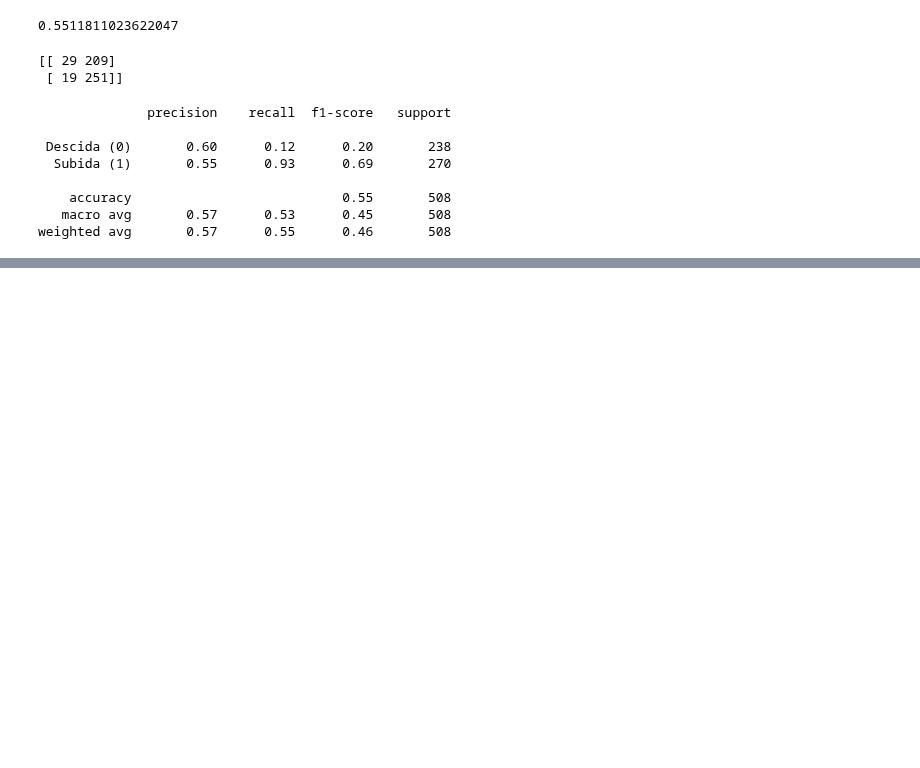
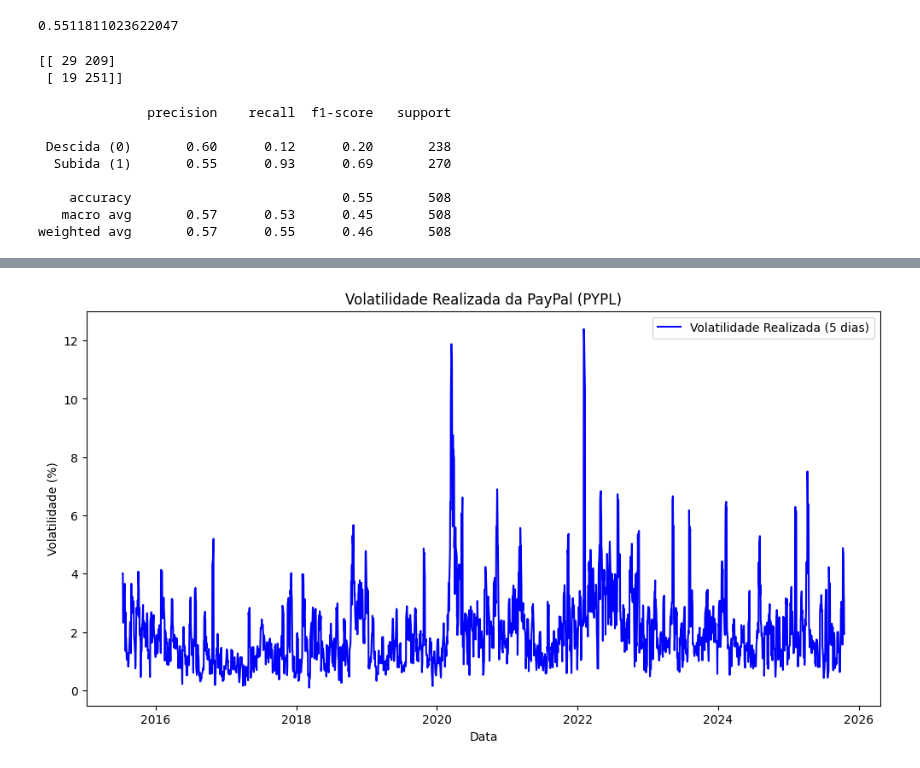
Before and after one commit to guilhermemalves03/Tecnicas-Avancadas-de-Analise-de-Dados, a Jupyter notebook: ProjetoMachineLearning/ProjetoMachineLearning.ipynb, the cells around one changed output, grey strips where cells are left out. Saved outputs shown, nothing was run; the diff lists cells and outputs as text; code cells hidden in the pictures; blank space fills up the shorter version.

```diff
--- a/ProjetoMachineLearning/ProjetoMachineLearning.ipynb
+++ b/ProjetoMachineLearning/ProjetoMachineLearning.ipynb
@@ -205,0 +218,13 @@ weighted avg       0.57      0.55      0.46       508
+# %%
+ret = 100 * (df_pypl['close'].pct_change()).dropna()
+realized_vol = ret.rolling(5).std()
+# %%
+plt.figure(figsize=(12, 6))
+plt.plot(realized_vol, label='Volatilidade Realizada (5 dias)', color='blue')
+plt.title('Volatilidade Realizada da PayPal (PYPL)')
+plt.xlabel('Data')
+plt.ylabel('Volatilidade (%)')
+plt.legend()
+plt.show()
+# %% [output]
+[figure, added]
```
Also changed, not shown: parts of 53 cells of this notebook, 4 other files.
